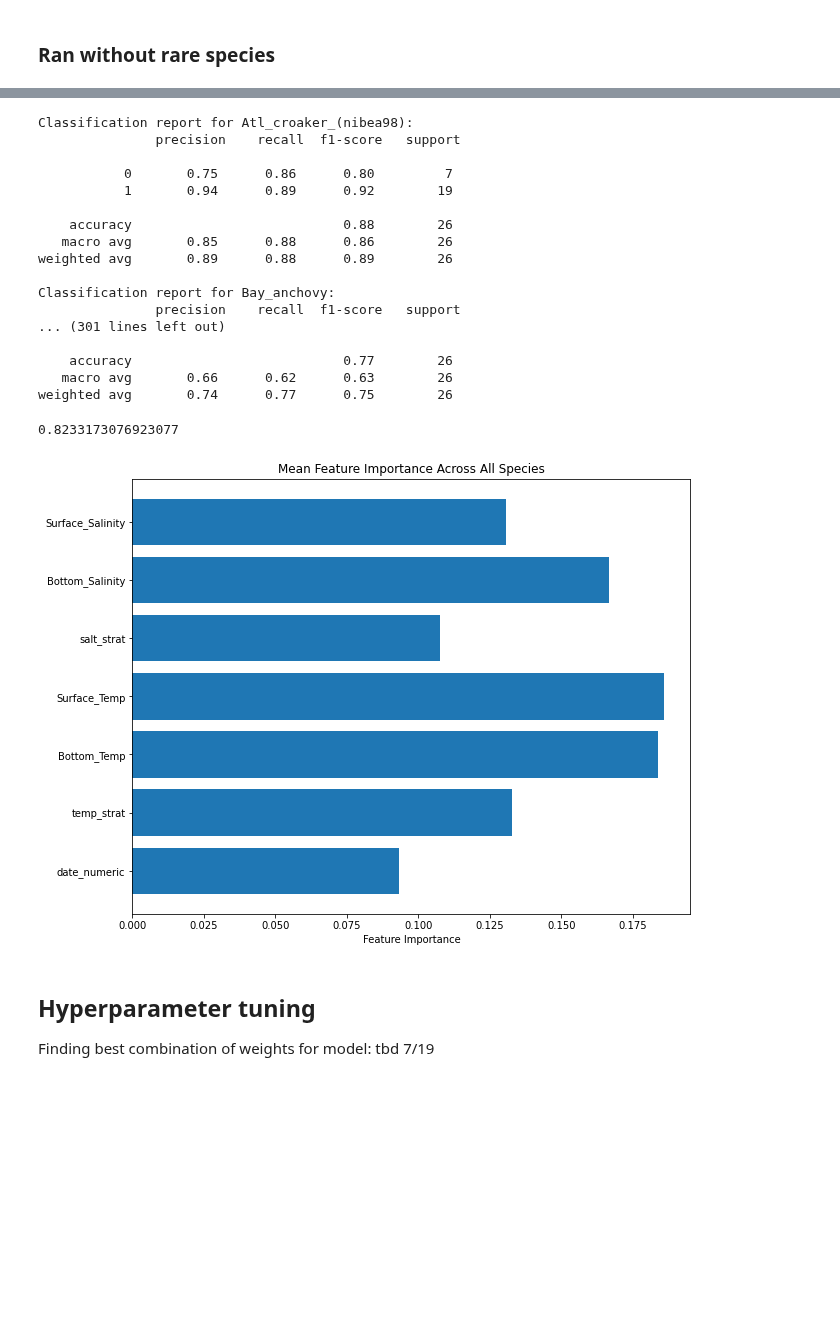
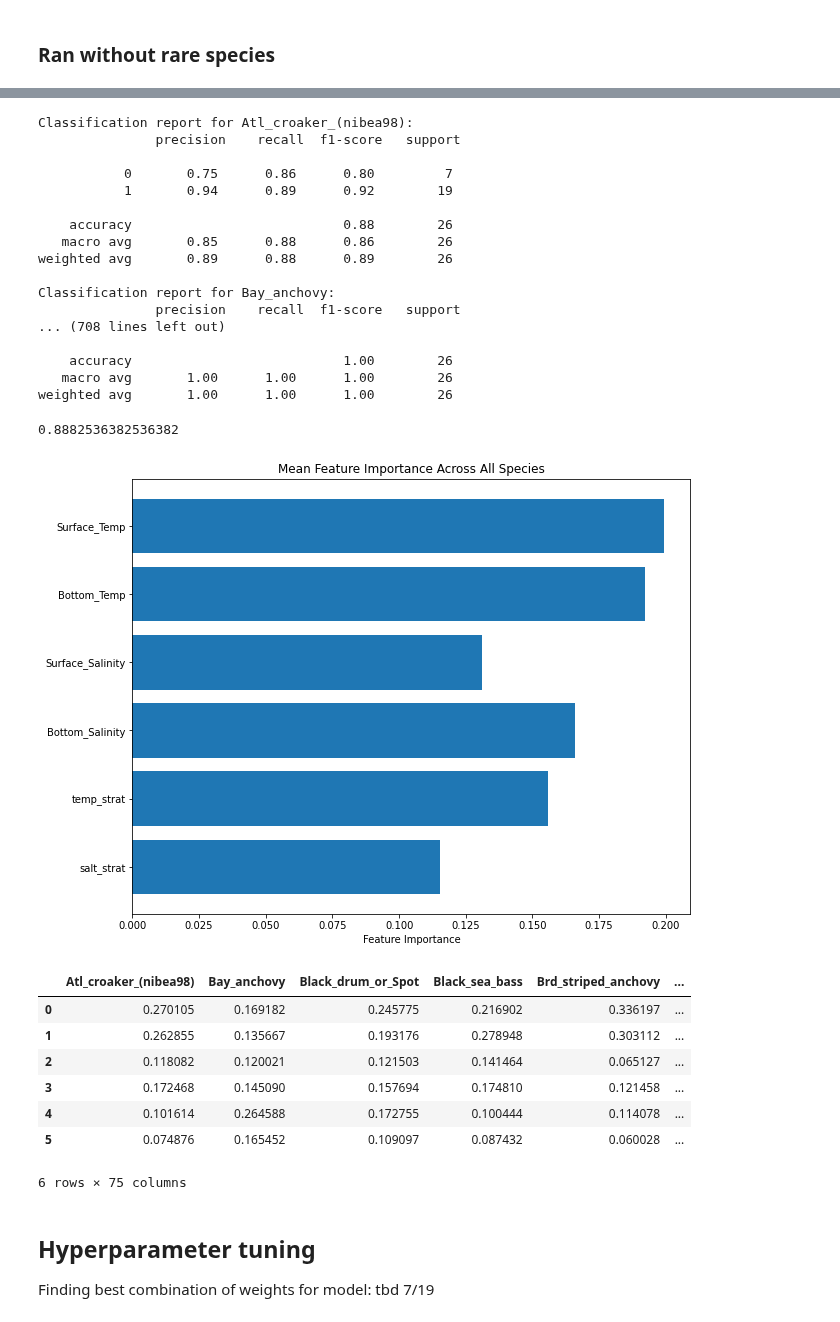
Before and after one commit to henrysun9074/fishics, a Jupyter notebook: models/q2a_joint.ipynb, the cells around one changed output, grey strips where cells are left out. Cells and saved outputs as stored; diff of their text form; code cells hidden in the pictures; blank space fills up the shorter version.

```diff
--- a/models/q2a_joint.ipynb
+++ b/models/q2a_joint.ipynb
@@ -269,14 +284,11 @@ filtered_ml_df.to_csv('test')
 import warnings
 warnings.filterwarnings("ignore")
 
-# features = ml_df[['Surface_Temp','Bottom_Temp','Surface_Salinity','Bottom_Salinity','temp_strat','salt_strat']]
+features = ml_df[['Surface_Temp','Bottom_Temp','Surface_Salinity','Bottom_Salinity','temp_strat','salt_strat']]
+## with date
+# features = ml_df[['Surface_Salinity','Bottom_Salinity','salt_strat', 'Surface_Temp','Bottom_Temp','temp_strat','date_numeric']]
 
-## temp only
-# features = ml_df[['Surface_Temp']]
-## salt only
-features = filtered_ml_df[['Surface_Salinity','Bottom_Salinity','salt_strat', 'Surface_Temp','Bottom_Temp','temp_strat','date_numeric']]
-
-labels = filtered_ml_df.loc[:,'Atl_croaker_(nibea98)':'Winter_or_Yellowtail_flounder'].applymap(lambda x: 1 if x > 0 else 0)
+labels = ml_df.loc[:,'Atl_croaker_(nibea98)':'Atl_salmon'].applymap(lambda x: 1 if x > 0 else 0)
 
 # Split the data into training and testing sets
 X_train, X_test, y_train, y_test = train_test_split(features, labels, test_size=0.3, random_state=42)
@@ -323,31 +335,41 @@ weighted avg       0.89      0.88      0.89        26
 
 Classification report for Bay_anchovy:
                precision    recall  f1-score   support
-... (301 lines left out)
+... (708 lines left out)
 
-    accuracy                           0.77        26
-   macro avg       0.66      0.62      0.63        26
-weighted avg       0.74      0.77      0.75        26
+    accuracy                           1.00        26
+   macro avg       1.00      1.00      1.00        26
+weighted avg       1.00      1.00      1.00        26
-0.8233173076923077
+0.8882536382536382
 # %%
 
 feature_importance_df = pd.DataFrame() # type: ignore
 for i, species in enumerate(labels.columns):
     importances = rf_classifier.estimators_[i].feature_importances_
     feature_importance_df[species] = importances
 
 # Calculate mean feature importance across all species
 feature_importance_df['mean_importance'] = feature_importance_df.mean(axis=1)
 
-# Plot feature importances
+# # Plot feature importances
 plt.figure(figsize=(10, 8))
 plt.barh(features.columns, feature_importance_df['mean_importance'])
 plt.xlabel('Feature Importance')
 plt.title('Mean Feature Importance Across All Species')
 plt.gca().invert_yaxis()
 plt.show()
+importances
+feature_importance_df
 # %% [output]
-[figure, old version]
+[figure, new version]
+|  | Atl_croaker_(nibea98) | Bay_anchovy | Black_drum_or_Spot | Black_sea_bass | Brd_striped_anchovy | ... |
+| 0 | 0.270105 | 0.169182 | 0.245775 | 0.216902 | 0.336197 | ... |
+| 1 | 0.262855 | 0.135667 | 0.193176 | 0.278948 | 0.303112 | ... |
+| 2 | 0.118082 | 0.120021 | 0.121503 | 0.141464 | 0.065127 | ... |
+| 3 | 0.172468 | 0.145090 | 0.157694 | 0.174810 | 0.121458 | ... |
+| 4 | 0.101614 | 0.264588 | 0.172755 | 0.100444 | 0.114078 | ... |
+| 5 | 0.074876 | 0.165452 | 0.109097 | 0.087432 | 0.060028 | ... |
+6 rows × 75 columns
 # %% [markdown]
 ## Hyperparameter tuning
 Finding best combination of weights for model: tbd 7/19
```
Also changed, not shown: parts of 12 cells of this notebook.
